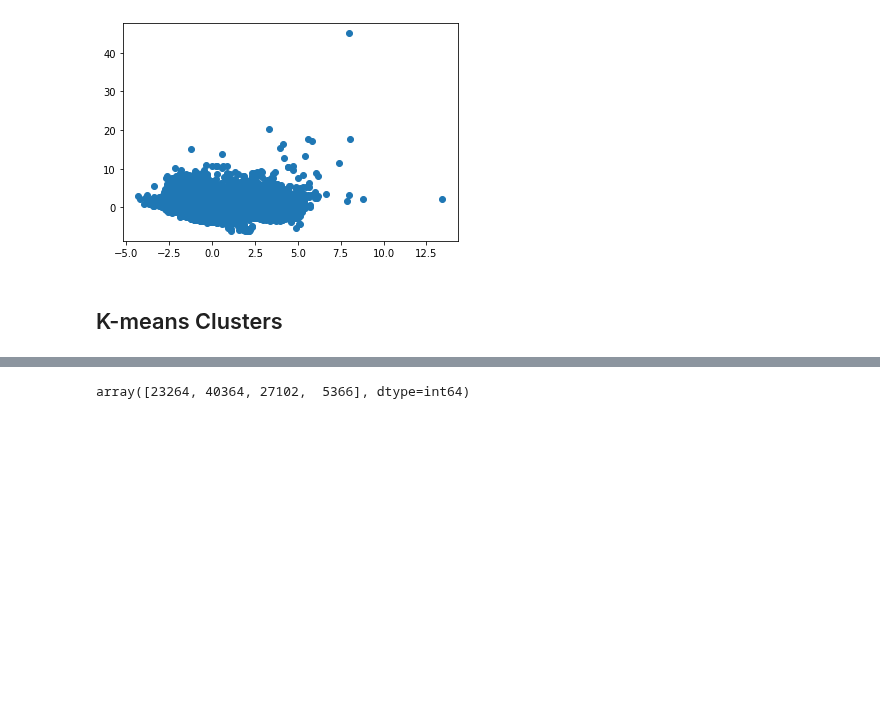
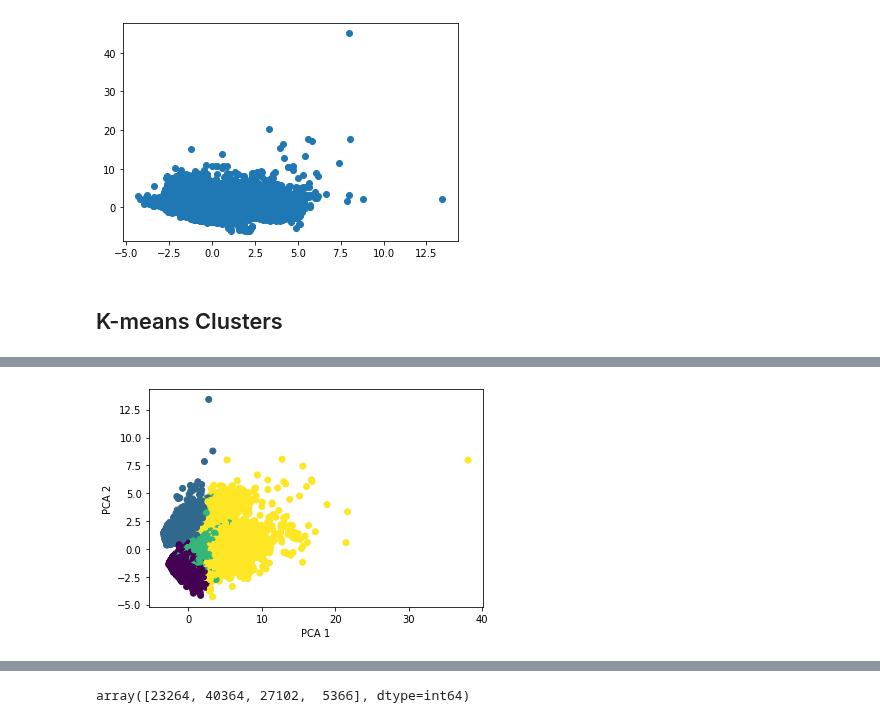
Before and after one commit to alireza-alizadegan/e-commerce-Sales, a Jupyter notebook: Brazil/Customer Segmentation.ipynb, the cells around one changed output, grey strips where cells are left out. Saved outputs shown, nothing was run; the diff lists cells and outputs as text; code cells hidden in the pictures; blank space fills up the shorter version.

```diff
--- a/Brazil/Customer Segmentation.ipynb
+++ b/Brazil/Customer Segmentation.ipynb
@@ -828,0 +829,6 @@ plt.scatter(X_pca[:,1], X_pca[:,2], c=km.labels_)
+# %%
+plt.scatter(X_pca[:,0], X_pca[:,1], c=km.labels_)
+plt.xlabel('PCA 1')
+plt.ylabel('PCA 2');
+# %% [output]
+[figure, added]
```
Also changed, not shown: parts of 23 cells of this notebook, 3 other files.
